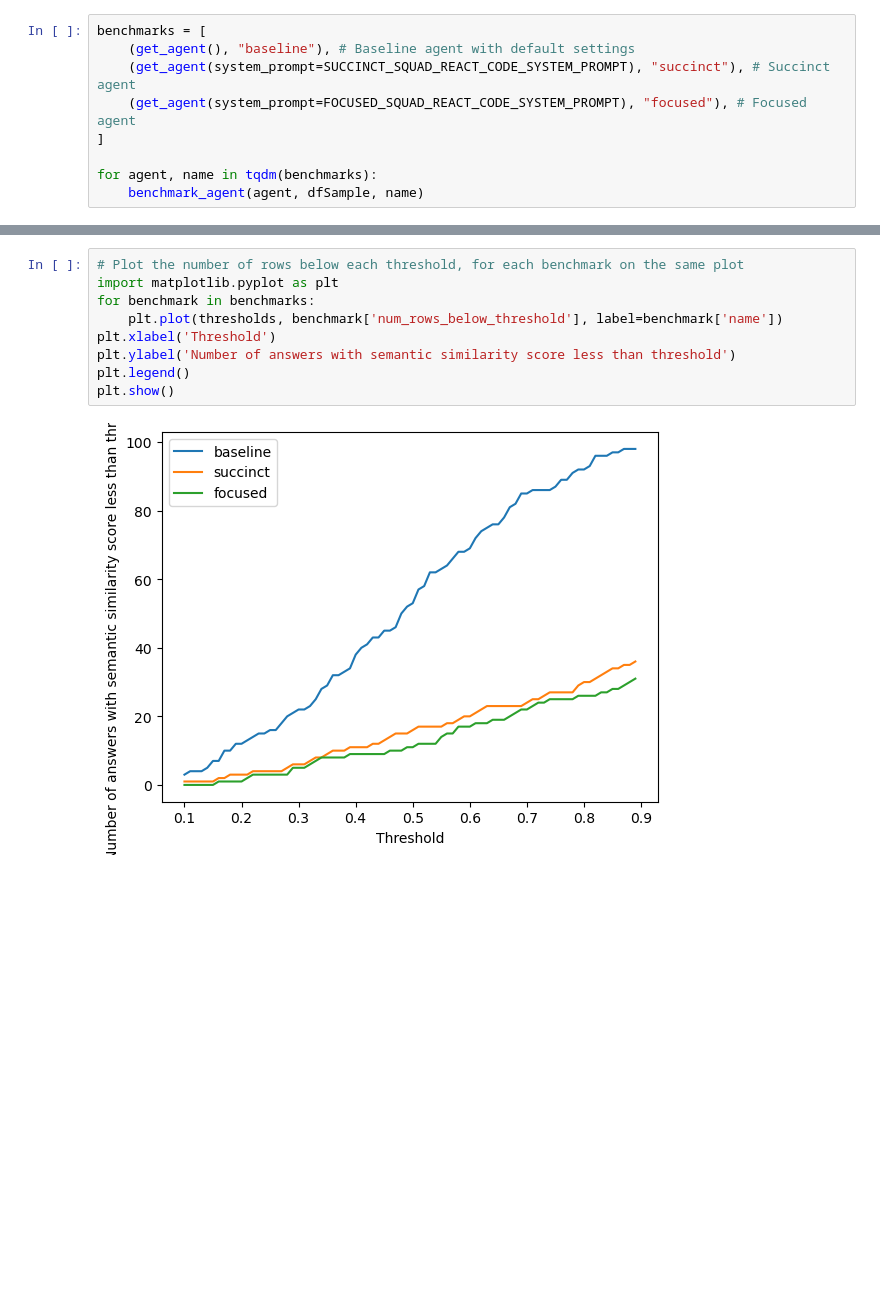
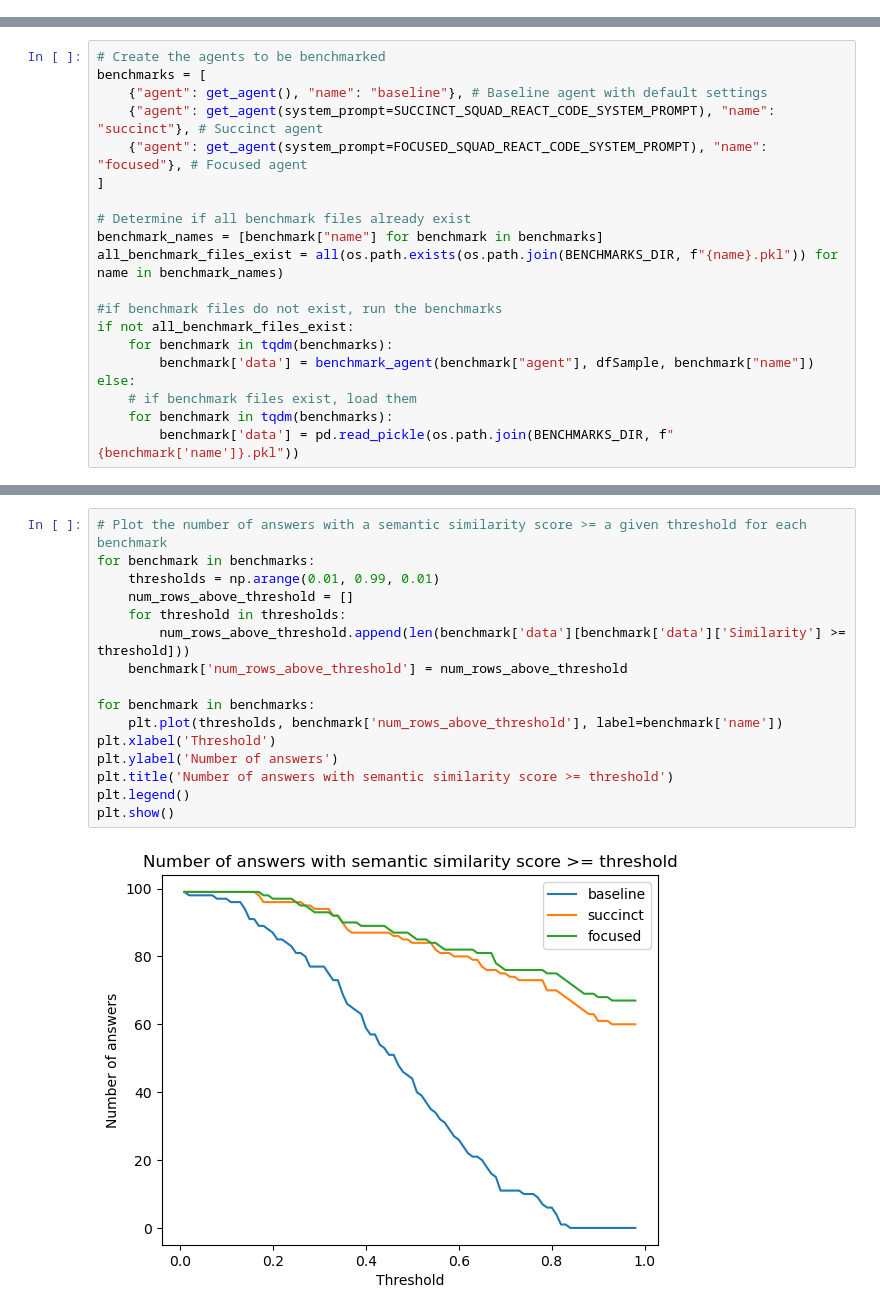
Before and after one commit to kurisu/SQuAD_Agent_Experiment, a Jupyter notebook: benchmarking.ipynb, the cells around one changed output, grey strips where cells are left out. Cells and saved outputs as stored; diff of their text form; blank space fills up the shorter version.

Commit message:
feat: Finalized benchmarking and evaluation

```diff
--- a/benchmarking.ipynb
+++ b/benchmarking.ipynb
@@ -212,9 +217,0 @@ def benchmark_agent(agent, dfSample, name):
-# %%
-benchmarks = [
-    (get_agent(), "baseline"), # Baseline agent with default settings
-    (get_agent(system_prompt=SUCCINCT_SQUAD_REACT_CODE_SYSTEM_PROMPT), "succinct"), # Succinct agent
-    (get_agent(system_prompt=FOCUSED_SQUAD_REACT_CODE_SYSTEM_PROMPT), "focused"), # Focused agent
-]
-
-for agent, name in tqdm(benchmarks):
-    benchmark_agent(agent, dfSample, name)
@@ -283,0 +225,20 @@ for benchmark in benchmarks:
+# %%
+# Create the agents to be benchmarked
+benchmarks = [
+    {"agent": get_agent(), "name": "baseline"}, # Baseline agent with default settings
+    {"agent": get_agent(system_prompt=SUCCINCT_SQUAD_REACT_CODE_SYSTEM_PROMPT), "name": "succinct"}, # Succinct agent
+    {"agent": get_agent(system_prompt=FOCUSED_SQUAD_REACT_CODE_SYSTEM_PROMPT), "name": "focused"}, # Focused agent
+]
+
+# Determine if all benchmark files already exist
+benchmark_names = [benchmark["name"] for benchmark in benchmarks]
+all_benchmark_files_exist = all(os.path.exists(os.path.join(BENCHMARKS_DIR, f"{name}.pkl")) for name in benchmark_names)
+
+#if benchmark files do not exist, run the benchmarks
+if not all_benchmark_files_exist:
+    for benchmark in tqdm(benchmarks):
+        benchmark['data'] = benchmark_agent(benchmark["agent"], dfSample, benchmark["name"])
+else:
+    # if benchmark files exist, load them
+    for benchmark in tqdm(benchmarks):
+        benchmark['data'] = pd.read_pickle(os.path.join(BENCHMARKS_DIR, f"{benchmark['name']}.pkl"))
@@ -284,11 +323,18 @@ for benchmark in benchmarks:
 # %%
-# Plot the number of rows below each threshold, for each benchmark on the same plot
-import matplotlib.pyplot as plt
+# Plot the number of answers with a semantic similarity score >= a given threshold for each benchmark
 for benchmark in benchmarks:
-    plt.plot(thresholds, benchmark['num_rows_below_threshold'], label=benchmark['name'])
+    thresholds = np.arange(0.01, 0.99, 0.01)
+    num_rows_above_threshold = []
+    for threshold in thresholds:
+        num_rows_above_threshold.append(len(benchmark['data'][benchmark['data']['Similarity'] >= threshold]))
+    benchmark['num_rows_above_threshold'] = num_rows_above_threshold
+
+for benchmark in benchmarks:
+    plt.plot(thresholds, benchmark['num_rows_above_threshold'], label=benchmark['name'])
 plt.xlabel('Threshold')
-plt.ylabel('Number of answers with semantic similarity score less than threshold')
+plt.ylabel('Number of answers')
+plt.title('Number of answers with semantic similarity score >= threshold')
 plt.legend()
 plt.show()
 # %% [output]
-[figure, old version]
+[figure, new version]
```
Also changed, not shown: parts of 34 cells of this notebook, 3 other files.
